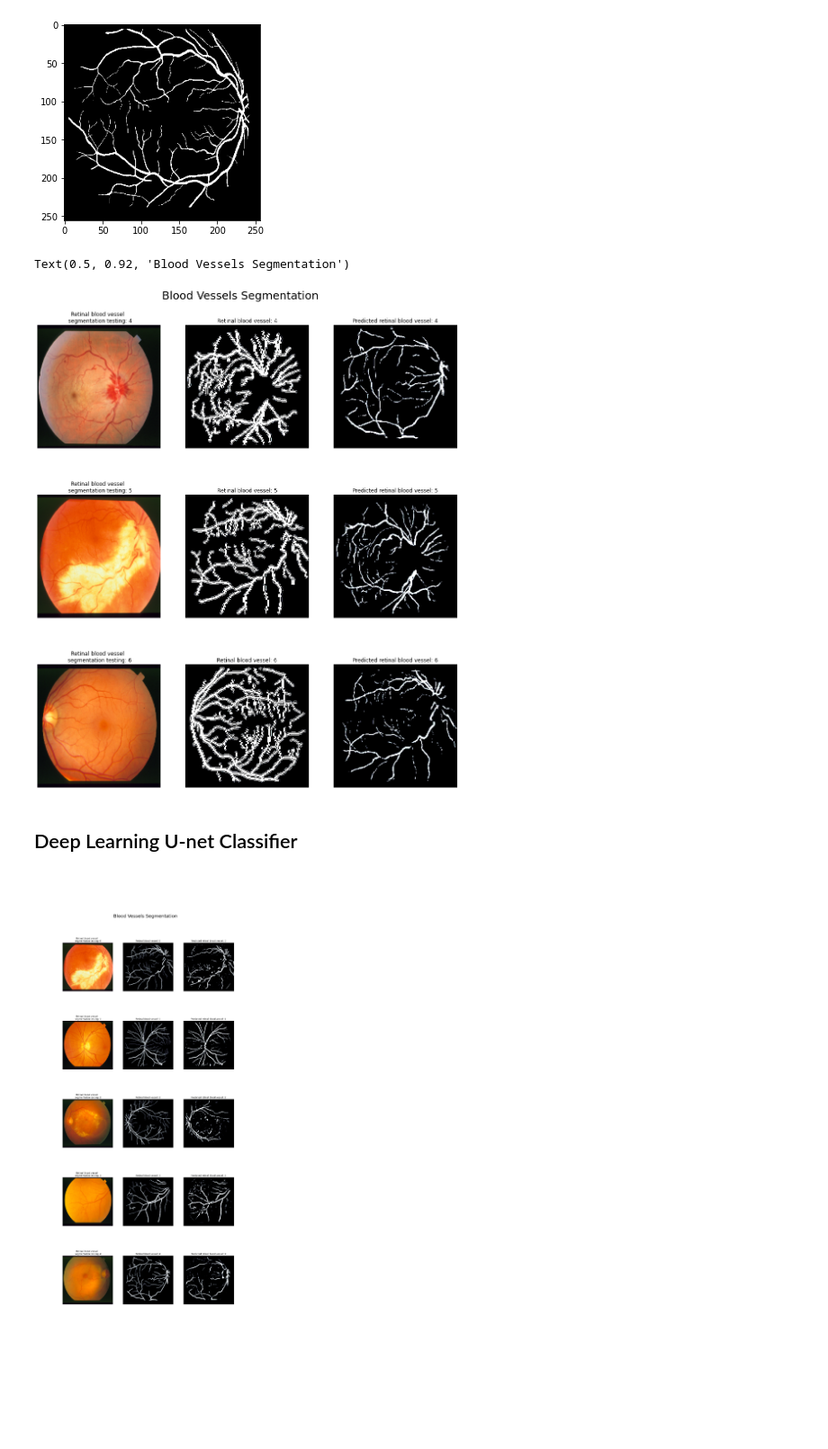
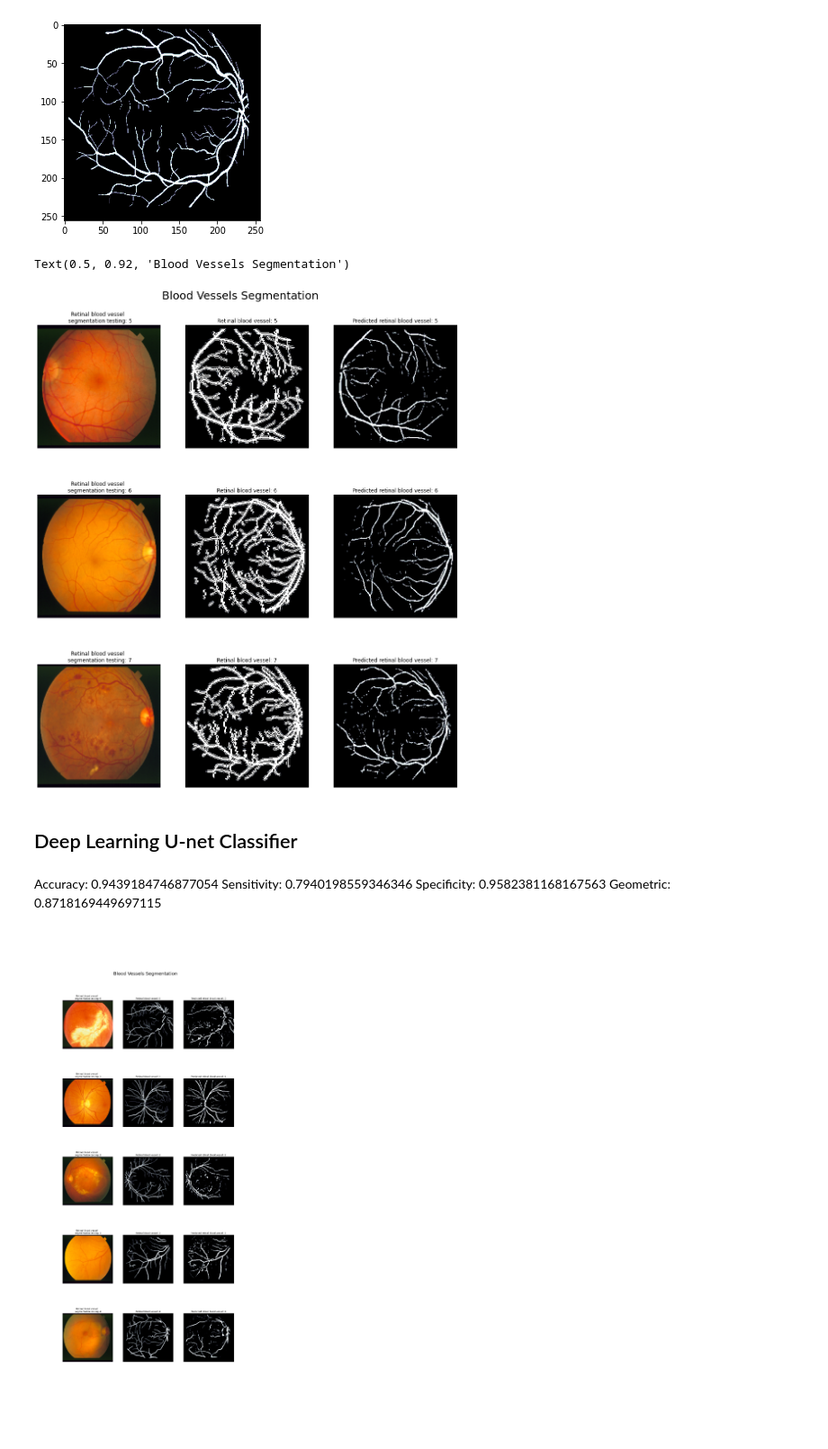
Before and after one commit to alxtrtw/retinal-segmentation, a Jupyter notebook: retinal_segmentation/gui/retinal_segmentation.ipynb, the cells around one changed output. Shown at 90% size. Saved outputs shown, nothing was run; the diff lists cells and outputs as text; code cells hidden in the pictures; blank space fills up the shorter version.

Commit message:
KNN presentation on multiple images

```diff
--- a/retinal_segmentation/gui/retinal_segmentation.ipynb
+++ b/retinal_segmentation/gui/retinal_segmentation.ipynb
@@ -328,7 +333,5 @@ Creating a mask from slice prediction of an image
 # %%
 i = 9
 input_img = np.asarray(load_image(get_image_paths(data_dir)[i]))
-input_slices = get_input_features(data_images[256*256*(i-1):256*256*i])
+input_slices = get_input_features(data_images[256*256*(i):256*256*(i+1)])
 target_img = np.asarray(load_image(get_image_paths(target_dir)[i]))
-
-predicted_vector = classifier.predict(input_slices)
@@ -361,40 +384,26 @@ plt.imshow(cv2.resize(target_img, (256,256)), cmap='gray')
 # %%
-fig, axes = plt.subplots(3, 3, figsize = (17,20))
+fig, axes = plt.subplots(n, 3, figsize = (17,20))
 [c_ax.axis('off') for c_ax in axes.flatten()]
 
-for idx, (img_ax, mask_ax, mask_pred_ax) in zip(range(4, 10), axes):
+for idx, (img_ax, mask_ax, mask_pred_ax) in zip(range(5, 10), axes):
 
-    shape = (256,256)
-    input_img = np.asarray(load_image(get_image_paths(data_dir)[idx]))
-    input_slices = get_input_features(data_images[256*256*(idx-1):256*256*idx])
-    target_img = np.asarray(load_image(get_image_paths(target_dir)[idx]))
 
-    predicted_vector = classifier.predict(input_slices)
-
-    m = 256
-    predicted_image = np.zeros((m, m))
-
-    i = 0
-    for x in range(m):
-        for y in range(m):
-            predicted_image[x, y] = predicted_vector[i]
-            i += 1
-
-    img_ax.imshow(np.clip(cv2.resize(input_img, shape), 0, 255))
-    mask_ax.imshow(cv2.resize(target_img, shape), cmap = 'bone',
+    i = idx-5
+    img_ax.imshow(np.clip(cv2.resize(input_images[i], shape), 0, 255))
+    mask_ax.imshow(cv2.resize(target_images[i], shape), cmap = 'bone',
                    vmin = 0, vmax = 1,
                    interpolation = 'lanczos')
-    mask_pred_ax.imshow(predicted_image, cmap = 'bone',
+    mask_pred_ax.imshow(predicted_images[i], cmap = 'bone',
                    vmin = 0, vmax = 1,
                    interpolation = 'lanczos')
 
     img_ax.set_title(f'Retinal blood vessel  \n segmentation testing: {idx}')
     mask_ax.set_title(f'Retinal blood vessel: {idx}')
     mask_pred_ax.set_title(f'Predicted retinal blood vessel: {idx}')
 fig.suptitle("Blood Vessels Segmentation", y=0.92, fontsize=25)
 # %% [output]
 Text(0.5, 0.92, 'Blood Vessels Segmentation')
-[figure, old version]
+[figure, new version]
 # %% [markdown]
 ## Deep Learning U-net Classifier
 # %%
@@ -488,6 +497,11 @@ class UNet(nn.Module):
         return out
 
 model = UNet(n_classes=1).cuda()
+# %% [markdown]
+Accuracy: 0.9439184746877054
+Sensitivity: 0.7940198559346346
+Specificity: 0.9582381168167563
+Geometric: 0.8718169449697115
 # %%
 import matplotlib.image as mpimg
 
```
Also changed, not shown: parts of 9 cells of this notebook.
